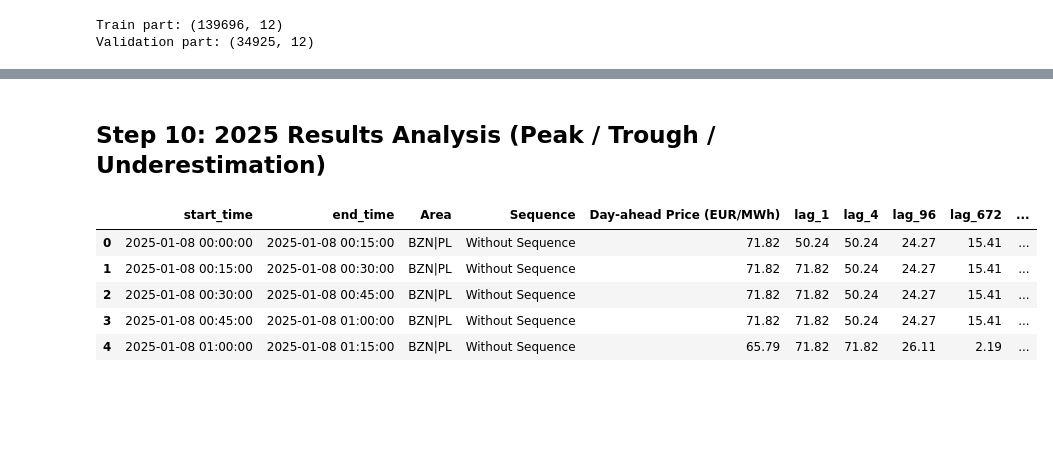
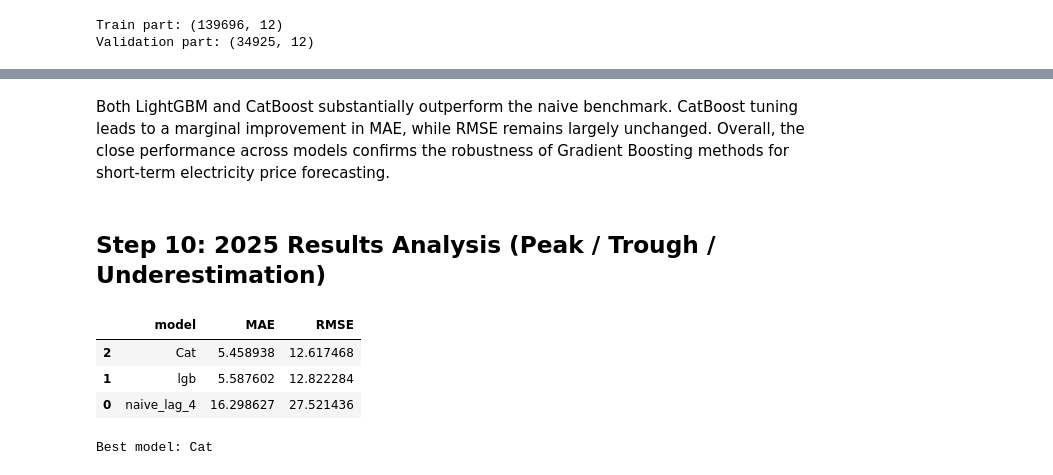
Before and after one commit to anlan-chen/ML2-Final-Project, a Jupyter notebook: ML2 Final Project.ipynb, the cells around one changed output, grey strips where cells are left out. Saved outputs shown, nothing was run; the diff lists cells and outputs as text; code cells hidden in the pictures; blank space fills up the shorter version.

```diff
--- a/ML2 Final Project.ipynb
+++ b/ML2 Final Project.ipynb
@@ -192,8 +189,8 @@ target_col = "Day-ahead Price (EUR/MWh)"
 train_fe = train_15m.copy()
 test_fe  = test_15m.copy()
 # %%
-# Step 5.2: lag features (15-min resolution)
-lag_list = [1, 4, 96, 672]
+# Step 5.2: lag features (15min resolution)
+lag_list = [1, 2, 4, 96, 672] # 15min、30min、1h、1 day、1 week
 
 for lag in lag_list:
     train_fe[f"lag_{lag}"] = train_fe[target_col].shift(lag)
@@ -450,0 +451,13 @@ RMSE: 14.980897284916976
+# %%
+best = None
+
+for i, params in enumerate(param_grid, 1):
+    mae, rmse, model = eval_cat(params, X_tr, y_tr, X_val, y_val)
+    print(f"[{i}] params={params} | val MAE={mae:.4f} | val RMSE={rmse:.4f}")
+    if (best is None) or (rmse < best["rmse"]):
+        best = {"params": params, "mae": mae, "rmse": rmse, "model": model}
+
+print("\nBest on validation:")
+print(best["params"])
+print("val MAE:", best["mae"])
+print("val RMSE:", best["rmse"])
@@ -451,22 +504,33 @@ RMSE: 14.980897284916976
+# %% [markdown]
+Both LightGBM and CatBoost substantially outperform the naive benchmark. CatBoost tuning leads to a marginal improvement in MAE, while RMSE remains largely unchanged. Overall, the close performance across models confirms the robustness of Gradient Boosting methods for short-term electricity price forecasting.
 # %% [markdown]
 ## Step 10: 2025 Results Analysis (Peak / Trough / Underestimation)
 # %%
-# Step 10.1: build result dataframe
-results_2025 = test_fe.copy()
-results_2025["y_true"] = y_test.values
-results_2025["y_pred_naive"] = y_pred_naive.values
-results_2025["y_pred_lgb"] = y_pred_lgb
-results_2025["y_pred_lgb_tuned"] = y_pred_lgb_tuned
-results_2025["y_pred_cat"] = y_pred_cat
+# Put all predictions you have into a dict
+pred_dict = {
+    "naive_lag_4": y_pred_naive.values,
+    "lgb": np.array(y_pred_lgb),
+    "Cat": np.array(y_pred_cat),
+}
 
-results_2025["error_lgb"] = results_2025["y_pred_lgb_tuned"] - results_2025["y_true"]
+# Compute MAE/RMSE on 2025 test set and select the best by RMSE
+score_rows = []
+for name, pred in pred_dict.items():
+    mae = mean_absolute_error(y_test, pred)
+    rmse = mean_squared_error(y_test, pred, squared=False)
+    score_rows.append([name, mae, rmse])
 
-display(results_2025.head())
+score_df = pd.DataFrame(score_rows, columns=["model", "MAE", "RMSE"]).sort_values(["RMSE", "MAE"])
+display(score_df)
+
+best_model = score_df.iloc[0]["model"]
+print("Best model:", best_model)
+
+y_pred_best = pred_dict[best_model]
 # %% [output]
-|  | start_time | end_time | Area | Sequence | Day-ahead Price (EUR/MWh) | lag_1 | lag_4 | lag_96 | lag_672 | ... |
-| 0 | 2025-01-08 00:00:00 | 2025-01-08 00:15:00 | BZN|PL | Without Sequence | 71.82 | 50.24 | 50.24 | 24.27 | 15.41 | ... |
-| 1 | 2025-01-08 00:15:00 | 2025-01-08 00:30:00 | BZN|PL | Without Sequence | 71.82 | 71.82 | 50.24 | 24.27 | 15.41 | ... |
-| 2 | 2025-01-08 00:30:00 | 2025-01-08 00:45:00 | BZN|PL | Without Sequence | 71.82 | 71.82 | 50.24 | 24.27 | 15.41 | ... |
-| 3 | 2025-01-08 00:45:00 | 2025-01-08 01:00:00 | BZN|PL | Without Sequence | 71.82 | 71.82 | 50.24 | 24.27 | 15.41 | ... |
-| 4 | 2025-01-08 01:00:00 | 2025-01-08 01:15:00 | BZN|PL | Without Sequence | 65.79 | 71.82 | 71.82 | 26.11 | 2.19 | ... |
+|  | model | MAE | RMSE |
+| 2 | Cat | 5.458938 | 12.617468 |
+| 1 | lgb | 5.587602 | 12.822284 |
+| 0 | naive_lag_4 | 16.298627 | 27.521436 |
+Best model: Cat
 # %%
```
Also changed, not shown: parts of 28 cells of this notebook.
